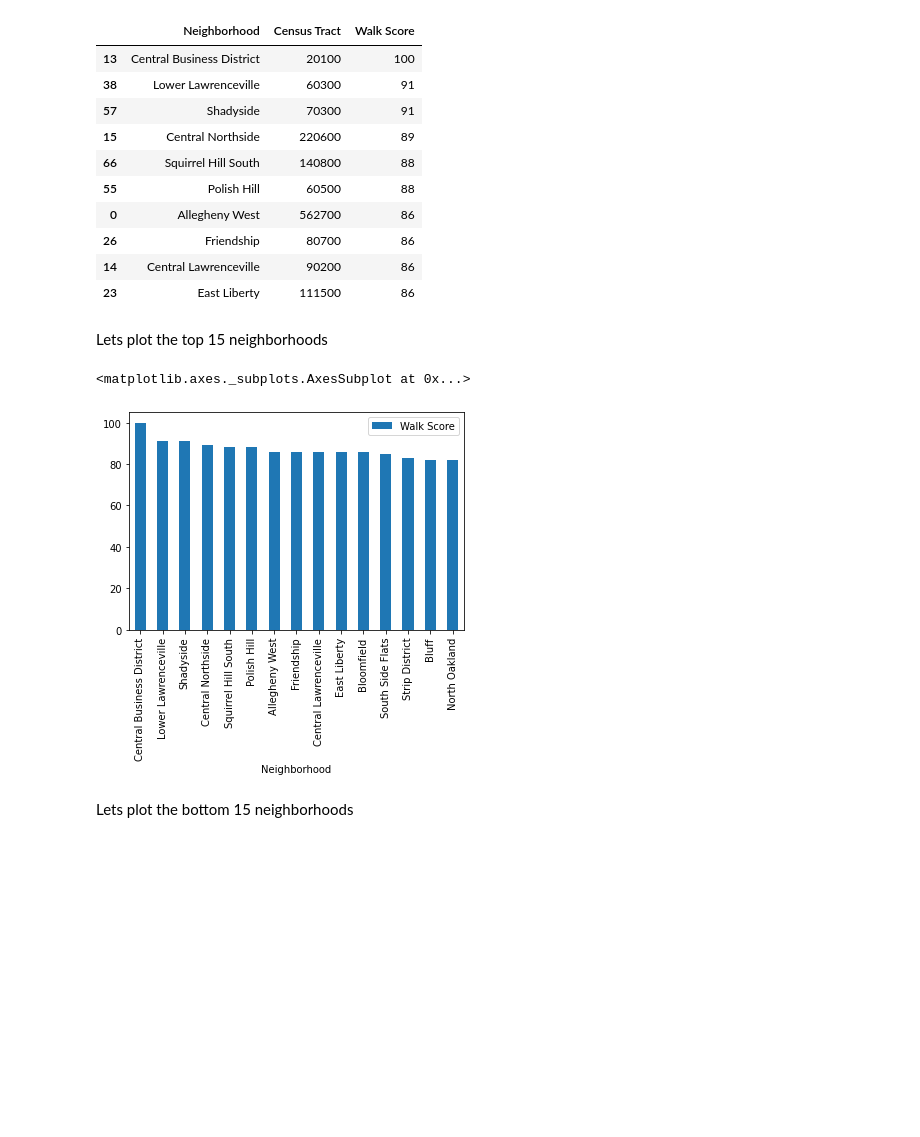
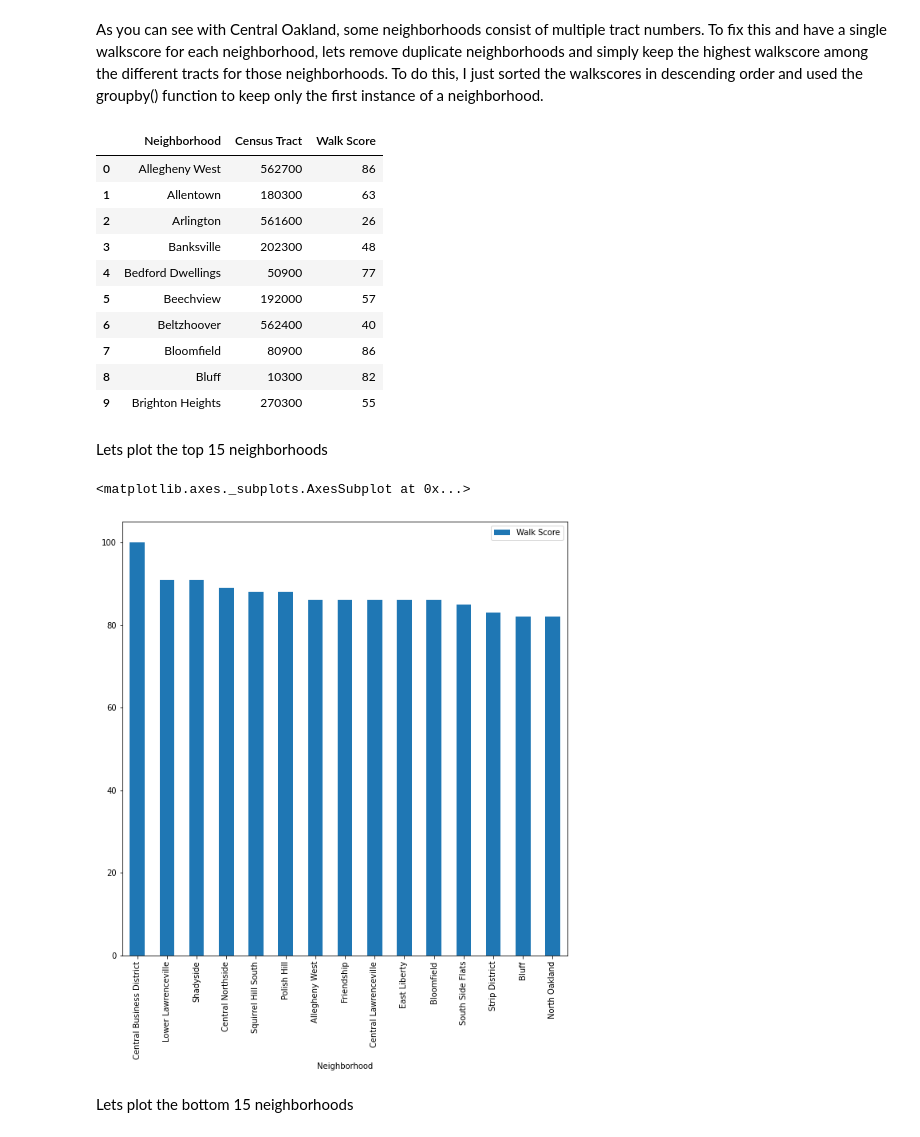
Before and after one commit to bwmccoy/Big-Ideas-Final-Project, a Jupyter notebook: Brandon/Walkability.ipynb, the cells around one changed output. Cells and saved outputs as stored; diff of their text form; code cells hidden in the pictures; blank space fills up the shorter version.

```diff
--- a/Brandon/Walkability.ipynb
+++ b/Brandon/Walkability.ipynb
@@ -46,4 +26,0 @@ Using that dictionary, lets add a "Neighborhood" column into the original datase
-# %%
-walkscores['Neighborhood'] = walkscores['Census Tract'].map(neighborhood_names)
-
-walkscores.head(10)
@@ -64,2 +26,0 @@ Since the orignal dataset on walkability included all neighborhoods in Allegheny
-# %%
-walkscores = walkscores[walkscores.Neighborhood.notnull()]
@@ -67,0 +29,7 @@ In addition, some neighborhoods are composed of multiple tracts which means some
+# %%
+# reading the census tracts dataset
+tracts = pd.read_csv("9756af5f-3320-4601-84e2-347d64071e25.csv")
+
+# merging the two datasets on the tracts column
+walkscores = walkscores.merge(tracts, left_on='Census Tract', right_on='tractce10')
+walkscores.head()
@@ -67,0 +46,4 @@ In addition, some neighborhoods are composed of multiple tracts which means some
+# %%
+walkscores = walkscores[['Census Tract', 'Walk Score', 'hood']] # removing all columns except the ones specified here
+walkscores = walkscores.rename(columns={'hood': 'Neighborhood'}) # renaming the neighborhood column to make it look better
+walkscores.head(10)
@@ -68,27 +62,29 @@ In addition, some neighborhoods are composed of multiple tracts which means some
+# %% [markdown]
+As you can see with Central Oakland, some neighborhoods consist of multiple tract numbers. To fix this and have a single walkscore for each neighborhood, lets remove duplicate neighborhoods and simply keep the highest walkscore among the different tracts for those neighborhoods. To do this, I just sorted the walkscores in descending order and used the groupby() function to keep only the first instance of a neighborhood.
 # %%
-walkscores = walkscores.sort_values(by='Walk Score', ascending=False)
-walkscores = walkscores.groupby('Neighborhood').first().reset_index()
-walkscores = walkscores.sort_values(by='Walk Score', ascending=False)
+walkscores = walkscores.sort_values(by='Walk Score', ascending=False) # sorting the dataset based on walkscore in descending order
+walkscores = walkscores.groupby('Neighborhood').first().reset_index() # groupby() to create a new dataset and keep only the first instance of a neigborhood name
 walkscores.head(10)
 # %% [output]
 |  | Neighborhood | Census Tract | Walk Score |
-| 13 | Central Business District | 20100 | 100 |
-| 38 | Lower Lawrenceville | 60300 | 91 |
-| 57 | Shadyside | 70300 | 91 |
-| 15 | Central Northside | 220600 | 89 |
-| 66 | Squirrel Hill South | 140800 | 88 |
-| 55 | Polish Hill | 60500 | 88 |
 | 0 | Allegheny West | 562700 | 86 |
-| 26 | Friendship | 80700 | 86 |
-| 14 | Central Lawrenceville | 90200 | 86 |
-| 23 | East Liberty | 111500 | 86 |
+| 1 | Allentown | 180300 | 63 |
+| 2 | Arlington | 561600 | 26 |
+| 3 | Banksville | 202300 | 48 |
+| 4 | Bedford Dwellings | 50900 | 77 |
+| 5 | Beechview | 192000 | 57 |
+| 6 | Beltzhoover | 562400 | 40 |
+| 7 | Bloomfield | 80900 | 86 |
+| 8 | Bluff | 10300 | 82 |
+| 9 | Brighton Heights | 270300 | 55 |
 # %% [markdown]
 Lets plot the top 15 neighborhoods
 # %%
-walkscores.head(15).plot.bar(x='Neighborhood', y='Walk Score')
+walkscores = walkscores.sort_values(by='Walk Score', ascending=False)
+walkscores.head(15).plot.bar(x='Neighborhood', y='Walk Score', figsize=(10,10))
 # %% [output]
 <matplotlib.axes._subplots.AxesSubplot at 0x...>
-[figure, old version]
+[figure, new version]
 # %% [markdown]
 Lets plot the bottom 15 neighborhoods
 # %%
```
Also changed, not shown: parts of 21 cells of this notebook, 2 other files.
